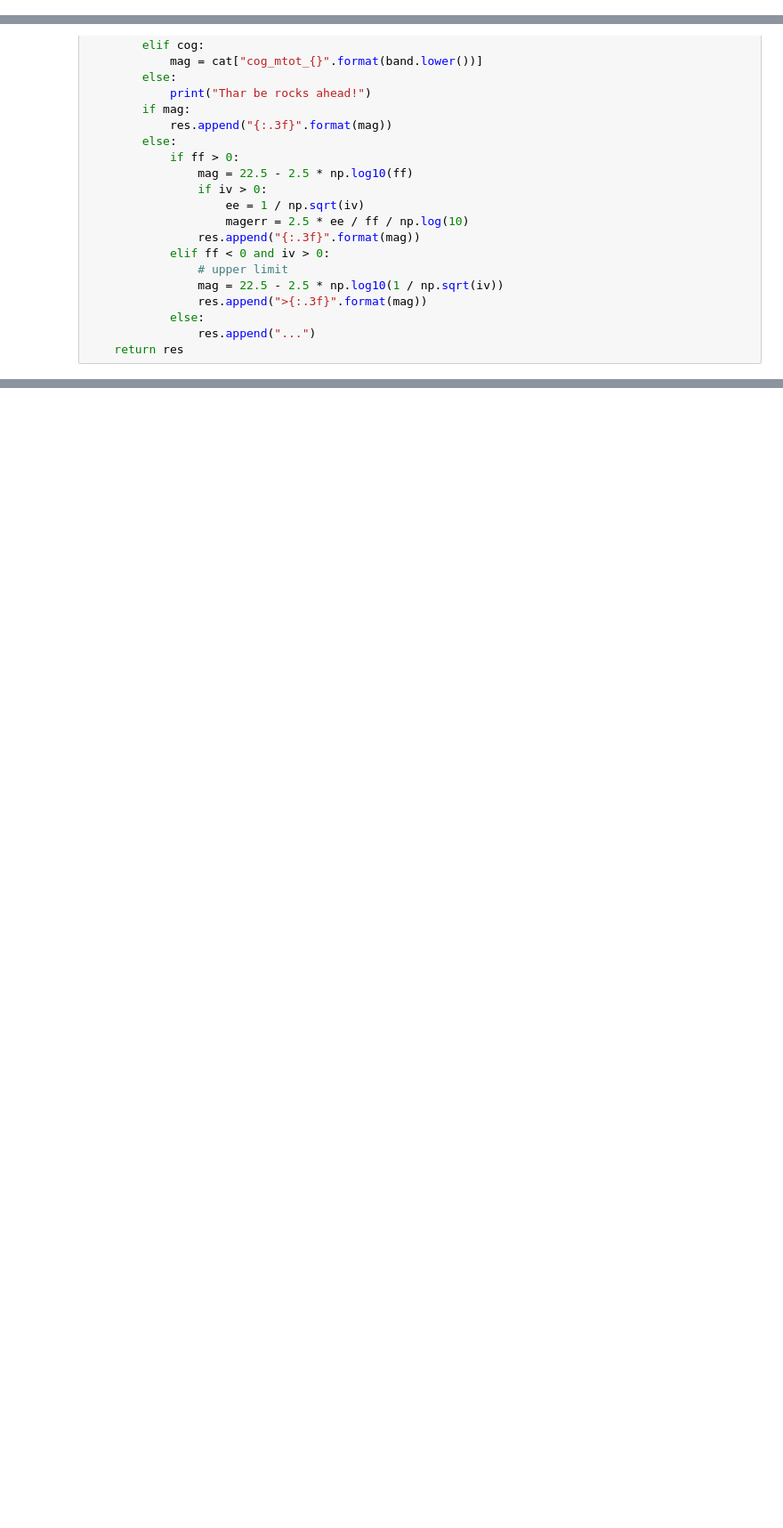
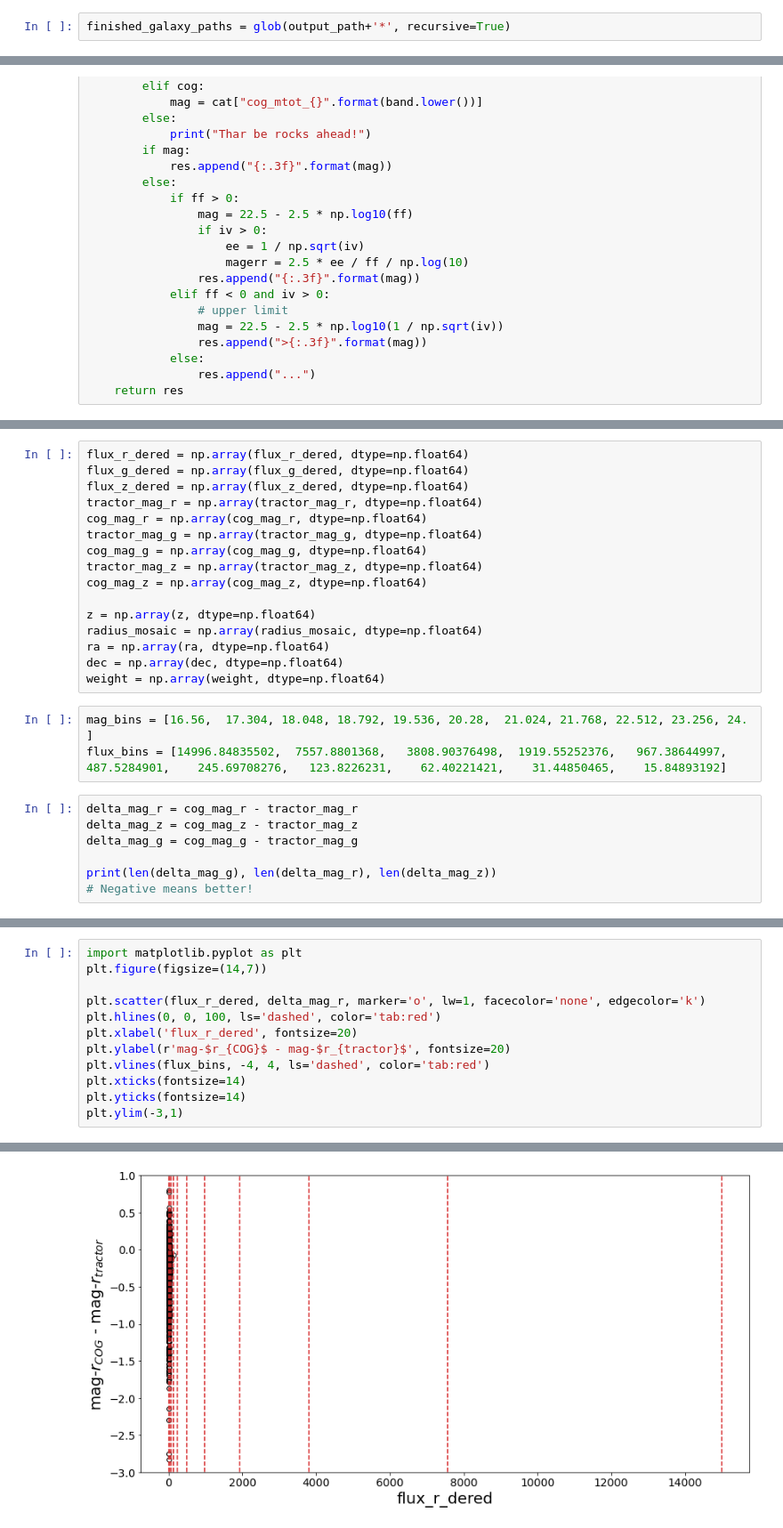
Before and after one commit to mattkwiecien/legacyhalos, a Jupyter notebook: science/sv3/sv3_mag_subsample_comparison.ipynb, the cells around one changed output, grey strips where cells are left out. Shown at 89% size. Cells and saved outputs as stored; diff of their text form; blank space fills up the shorter version.

```diff
--- a/science/sv3/sv3_mag_subsample_comparison.ipynb
+++ b/science/sv3/sv3_mag_subsample_comparison.ipynb
@@ -33 +15,3 @@ galaxy1 = "39627746019641337"
+# %%
+finished_galaxy_paths = glob(output_path+'*', recursive=True)
 # %%
@@ -210,0 +228,26 @@ SyntaxError: invalid syntax (<ipython-input-37-ca2d68100f0e>, line 1)
+# %%
+flux_r_dered = np.array(flux_r_dered, dtype=np.float64)
+flux_g_dered = np.array(flux_g_dered, dtype=np.float64)
+flux_z_dered = np.array(flux_z_dered, dtype=np.float64)
+tractor_mag_r = np.array(tractor_mag_r, dtype=np.float64)
+cog_mag_r = np.array(cog_mag_r, dtype=np.float64)
+tractor_mag_g = np.array(tractor_mag_g, dtype=np.float64)
+cog_mag_g = np.array(cog_mag_g, dtype=np.float64)
+tractor_mag_z = np.array(tractor_mag_z, dtype=np.float64)
+cog_mag_z = np.array(cog_mag_z, dtype=np.float64)
+
+z = np.array(z, dtype=np.float64)
+radius_mosaic = np.array(radius_mosaic, dtype=np.float64)
+ra = np.array(ra, dtype=np.float64)
+dec = np.array(dec, dtype=np.float64)
+weight = np.array(weight, dtype=np.float64)
+# %%
+mag_bins = [16.56,  17.304, 18.048, 18.792, 19.536, 20.28,  21.024, 21.768, 22.512, 23.256, 24.   ]
+flux_bins = [14996.84835502,  7557.8801368,   3808.90376498,  1919.55252376,   967.38644997,   487.5284901,    245.69708276,   123.8226231,    62.40221421,    31.44850465,    15.84893192]
+# %%
+delta_mag_r = cog_mag_r - tractor_mag_r
+delta_mag_z = cog_mag_z - tractor_mag_z
+delta_mag_g = cog_mag_g - tractor_mag_g
+
+print(len(delta_mag_g), len(delta_mag_r), len(delta_mag_z))
+# Negative means better!
@@ -210,0 +256,13 @@ SyntaxError: invalid syntax (<ipython-input-37-ca2d68100f0e>, line 1)
+# %%
+import matplotlib.pyplot as plt
+plt.figure(figsize=(14,7))
+
+plt.scatter(flux_r_dered, delta_mag_r, marker='o', lw=1, facecolor='none', edgecolor='k')
+plt.hlines(0, 0, 100, ls='dashed', color='tab:red')
+plt.xlabel('flux_r_dered', fontsize=20)
+plt.ylabel(r'mag-$r_{COG}$ - mag-$r_{tractor}$', fontsize=20)
+plt.vlines(flux_bins, -4, 4, ls='dashed', color='tab:red')
+plt.xticks(fontsize=14)
+plt.yticks(fontsize=14)
+plt.ylim(-3,1)
+# %% [output]
@@ -210,0 +270 @@ SyntaxError: invalid syntax (<ipython-input-37-ca2d68100f0e>, line 1)
+[figure, added]
```
Also changed, not shown: parts of 10 cells of this notebook, 3 other files.
